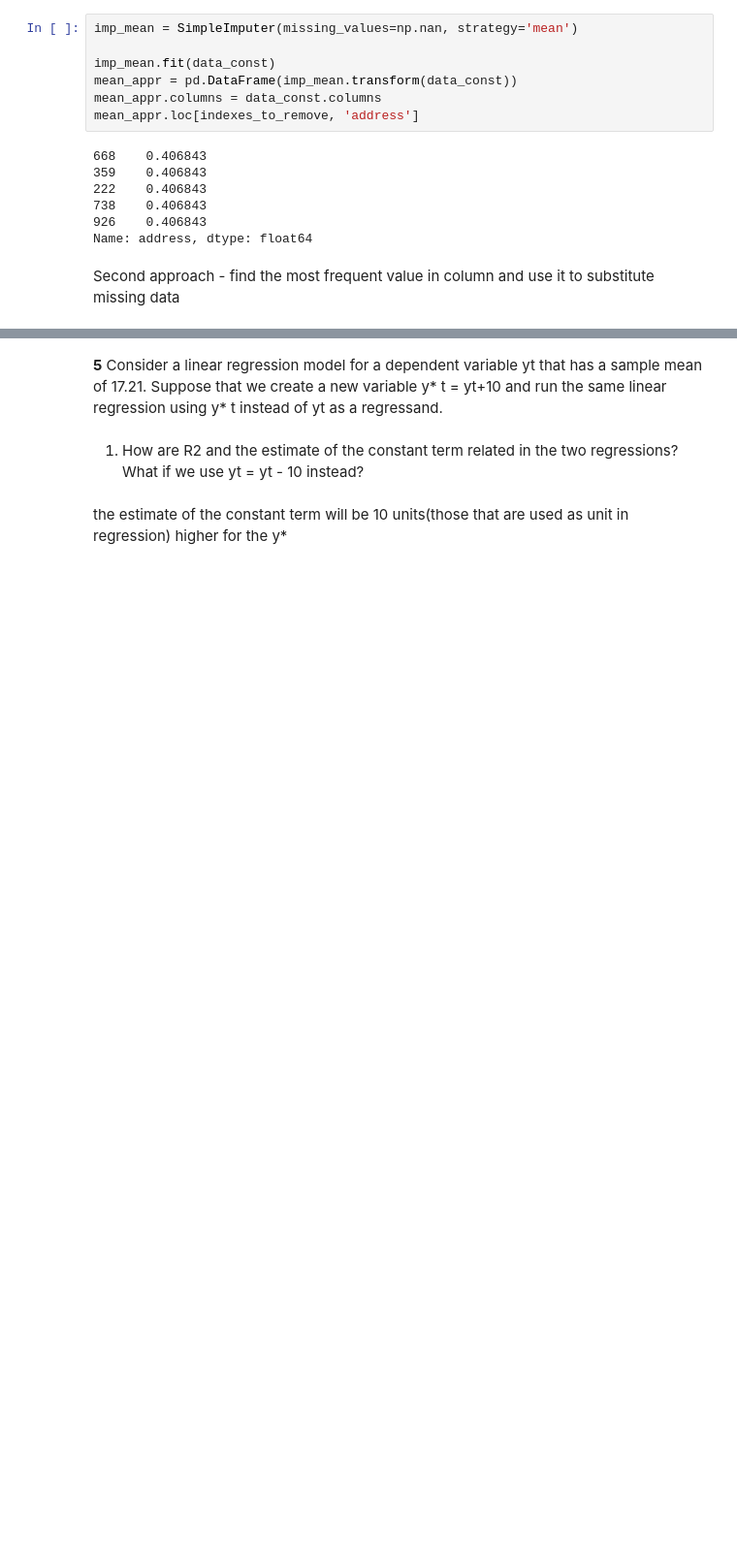
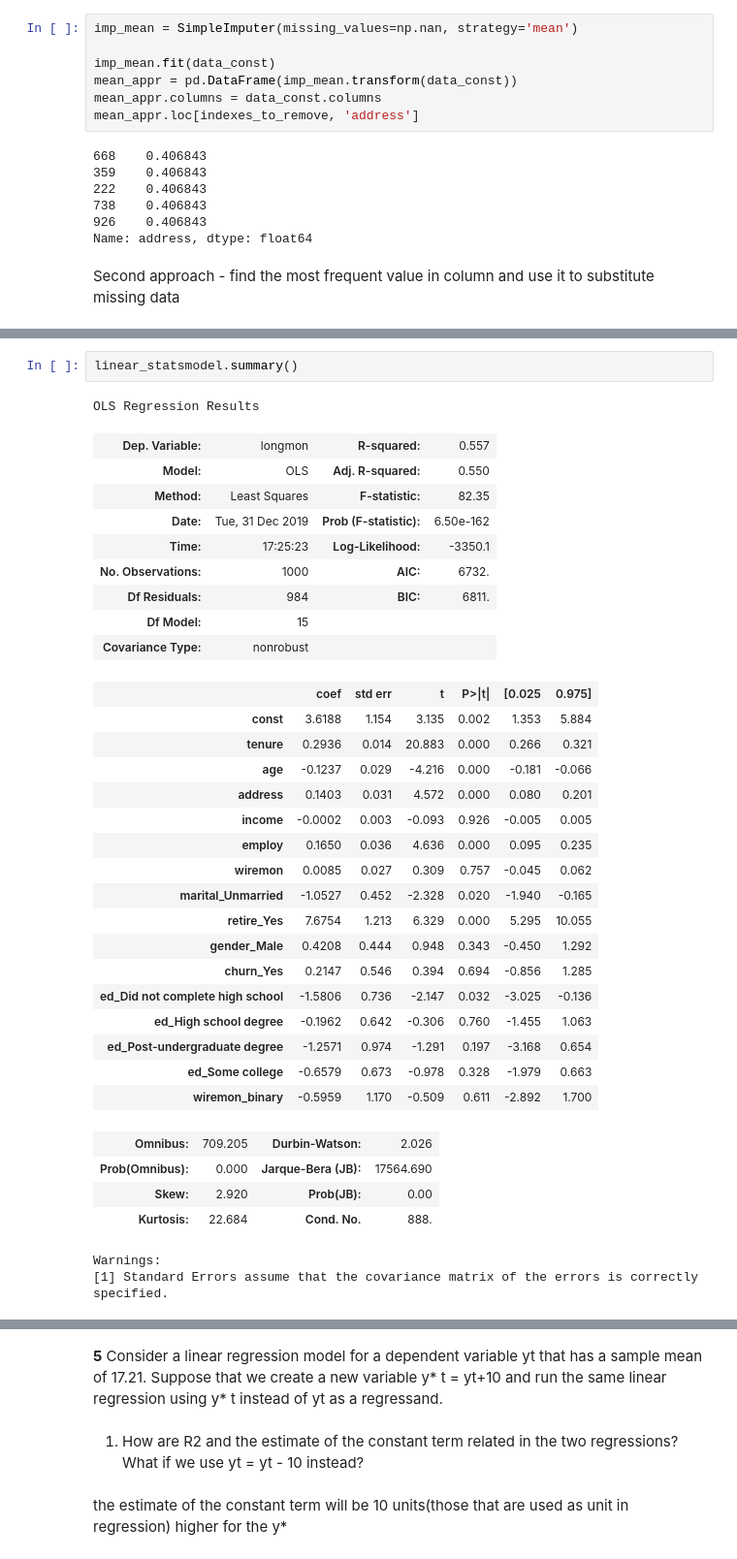
Before and after one commit to St-Jester/stats2, a Jupyter notebook: Assignment2.ipynb, the cells around one changed output, grey strips where cells are left out. Shown at 97% size. Saved outputs shown, nothing was run; the diff lists cells and outputs as text; blank space fills up the shorter version.

```diff
--- a/Assignment2.ipynb
+++ b/Assignment2.ipynb
@@ -718,0 +766,36 @@ NameError: name 'indexes' is not defined
+# %%
+linear_statsmodel.summary()
+# %% [output]
+OLS Regression Results
+| Dep. Variable: | longmon | R-squared: | 0.557 |
+| Model: | OLS | Adj. R-squared: | 0.550 |
+| Method: | Least Squares | F-statistic: | 82.35 |
+| Date: | Tue, 31 Dec 2019 | Prob (F-statistic): | 6.50e-162 |
+| Time: | 17:25:23 | Log-Likelihood: | -3350.1 |
+| No. Observations: | 1000 | AIC: | 6732. |
+| Df Residuals: | 984 | BIC: | 6811. |
+| Df Model: | 15 |  |  |
+| Covariance Type: | nonrobust |  |  |
+|  | coef | std err | t | P>|t| | [0.025 | 0.975] |
+| const | 3.6188 | 1.154 | 3.135 | 0.002 | 1.353 | 5.884 |
+| tenure | 0.2936 | 0.014 | 20.883 | 0.000 | 0.266 | 0.321 |
+| age | -0.1237 | 0.029 | -4.216 | 0.000 | -0.181 | -0.066 |
+| address | 0.1403 | 0.031 | 4.572 | 0.000 | 0.080 | 0.201 |
+| income | -0.0002 | 0.003 | -0.093 | 0.926 | -0.005 | 0.005 |
+| employ | 0.1650 | 0.036 | 4.636 | 0.000 | 0.095 | 0.235 |
+| wiremon | 0.0085 | 0.027 | 0.309 | 0.757 | -0.045 | 0.062 |
+| marital_Unmarried | -1.0527 | 0.452 | -2.328 | 0.020 | -1.940 | -0.165 |
+| retire_Yes | 7.6754 | 1.213 | 6.329 | 0.000 | 5.295 | 10.055 |
+| gender_Male | 0.4208 | 0.444 | 0.948 | 0.343 | -0.450 | 1.292 |
+| churn_Yes | 0.2147 | 0.546 | 0.394 | 0.694 | -0.856 | 1.285 |
+| ed_Did not complete high school | -1.5806 | 0.736 | -2.147 | 0.032 | -3.025 | -0.136 |
+| ed_High school degree | -0.1962 | 0.642 | -0.306 | 0.760 | -1.455 | 1.063 |
+| ed_Post-undergraduate degree | -1.2571 | 0.974 | -1.291 | 0.197 | -3.168 | 0.654 |
+| ed_Some college | -0.6579 | 0.673 | -0.978 | 0.328 | -1.979 | 0.663 |
+| wiremon_binary | -0.5959 | 1.170 | -0.509 | 0.611 | -2.892 | 1.700 |
+| Omnibus: | 709.205 | Durbin-Watson: | 2.026 |
+| Prob(Omnibus): | 0.000 | Jarque-Bera (JB): | 17564.690 |
+| Skew: | 2.920 | Prob(JB): | 0.00 |
+| Kurtosis: | 22.684 | Cond. No. | 888. |
+Warnings:
+[1] Standard Errors assume that the covariance matrix of the errors is correctly specified.
```
Also changed, not shown: parts of 10 cells of this notebook.
